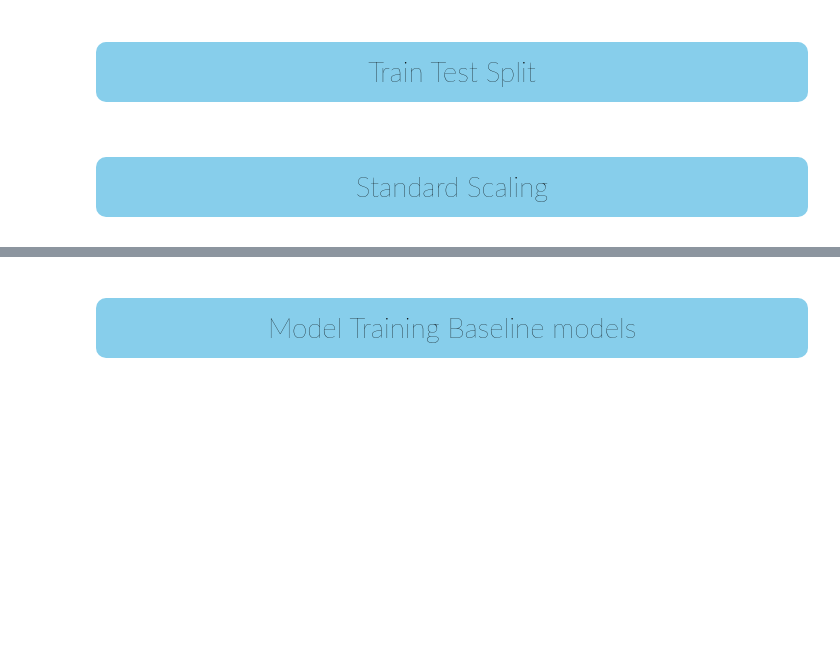
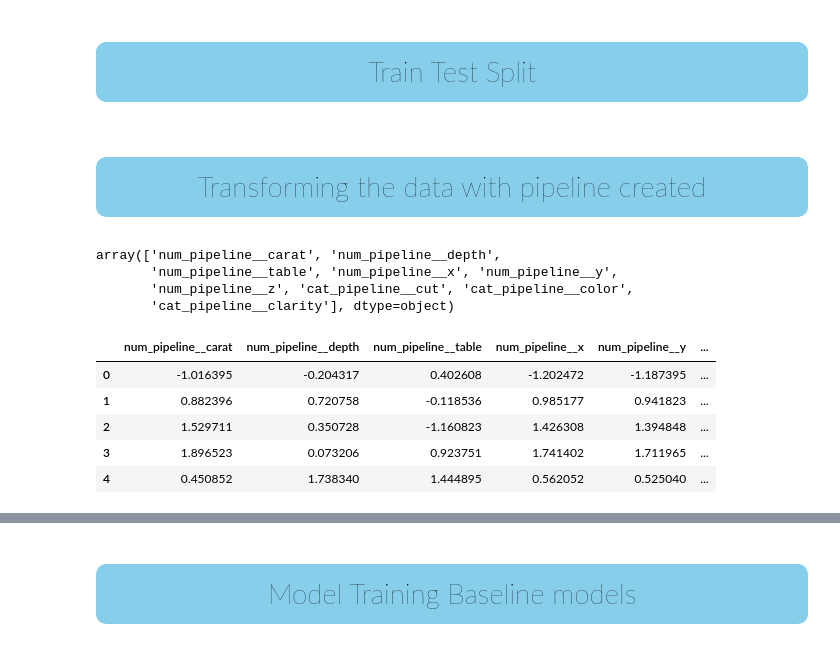
Before and after one commit to utkarshg1/mlproject_regression, a Jupyter notebook: notebook/2_Model_Training_Gemstone.ipynb, the cells around one changed output, grey strips where cells are left out. Cells and saved outputs as stored; diff of their text form; code cells hidden in the pictures; blank space fills up the shorter version.

```diff
--- a/notebook/2_Model_Training_Gemstone.ipynb
+++ b/notebook/2_Model_Training_Gemstone.ipynb
@@ -69,5 +88,5 @@ Y = df[['price']]
 from sklearn.model_selection import train_test_split
 xtrain, xtest, ytrain, ytest = train_test_split(X,Y,test_size=0.2,random_state=42)
 # %% [markdown]
-# <p style="padding:10px;background-color:#87CEEB ;margin:10;color:#000000;font-family:newtimeroman;font-size:100%;text-align:center;border-radius: 10px 10px ;overflow:hidden;font-weight:50">Standard Scaling</p>
+# <p style="padding:10px;background-color:#87CEEB ;margin:10;color:#000000;font-family:newtimeroman;font-size:100%;text-align:center;border-radius: 10px 10px ;overflow:hidden;font-weight:50">Transforming the data with pipeline created</p>
 # %%
@@ -77,0 +95,16 @@ xtest = pd.DataFrame(ss.transform(xtest),columns=xtest.columns)
+# %%
+preprocessor.get_feature_names_out()
+# %% [output]
+array(['num_pipeline__carat', 'num_pipeline__depth',
+       'num_pipeline__table', 'num_pipeline__x', 'num_pipeline__y',
+       'num_pipeline__z', 'cat_pipeline__cut', 'cat_pipeline__color',
+       'cat_pipeline__clarity'], dtype=object)
+# %%
+xtrain.head()
+# %% [output]
+|  | num_pipeline__carat | num_pipeline__depth | num_pipeline__table | num_pipeline__x | num_pipeline__y | ... |
+| 0 | -1.016395 | -0.204317 | 0.402608 | -1.202472 | -1.187395 | ... |
+| 1 | 0.882396 | 0.720758 | -0.118536 | 0.985177 | 0.941823 | ... |
+| 2 | 1.529711 | 0.350728 | -1.160823 | 1.426308 | 1.394848 | ... |
+| 3 | 1.896523 | 0.073206 | 0.923751 | 1.741402 | 1.711965 | ... |
+| 4 | 0.450852 | 1.738340 | 1.444895 | 0.562052 | 0.525040 | ... |
```
Also changed, not shown: parts of 22 cells of this notebook, 9 other files.
